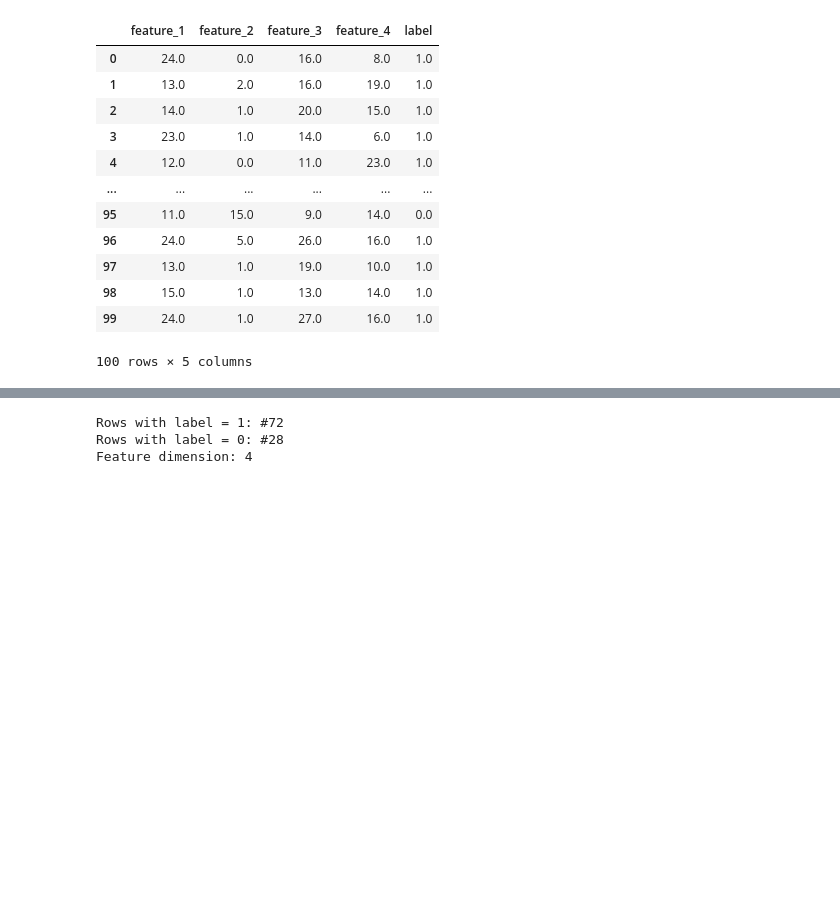
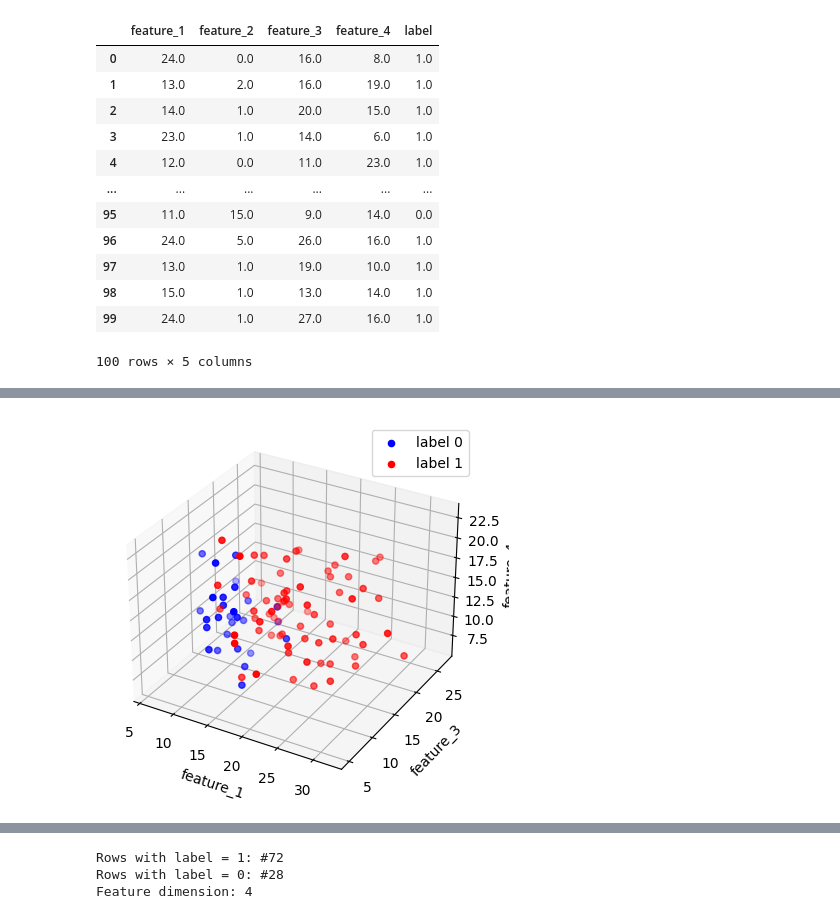
Before and after one commit to lukasbischof/qi-project, a Jupyter notebook: qnn_vlds_100.ipynb, the cells around one changed output, grey strips where cells are left out. Drawn from its saved outputs; the diff is of its cells as text; code cells hidden in the pictures; blank space fills up the shorter version.

```diff
--- a/qnn_vlds_100.ipynb
+++ b/qnn_vlds_100.ipynb
@@ -56,0 +89,12 @@ display(df)
+# %%
+fig = plt.figure()
+ax = fig.add_subplot(111, projection='3d')
+ax.scatter(df_0['feature_1'], df_0['feature_3'], df_0['feature_4'], c='blue', label='label 0')
+ax.scatter(df_1['feature_1'], df_1['feature_3'], df_1['feature_4'], c='red', label='label 1')
+ax.set_xlabel('feature_1')
+ax.set_ylabel('feature_3')
+ax.set_zlabel('feature_4')
+plt.legend()
+plt.show()
+# %% [output]
+[figure, added]
```
Also changed, not shown: parts of 4 cells of this notebook, 9 other files.
